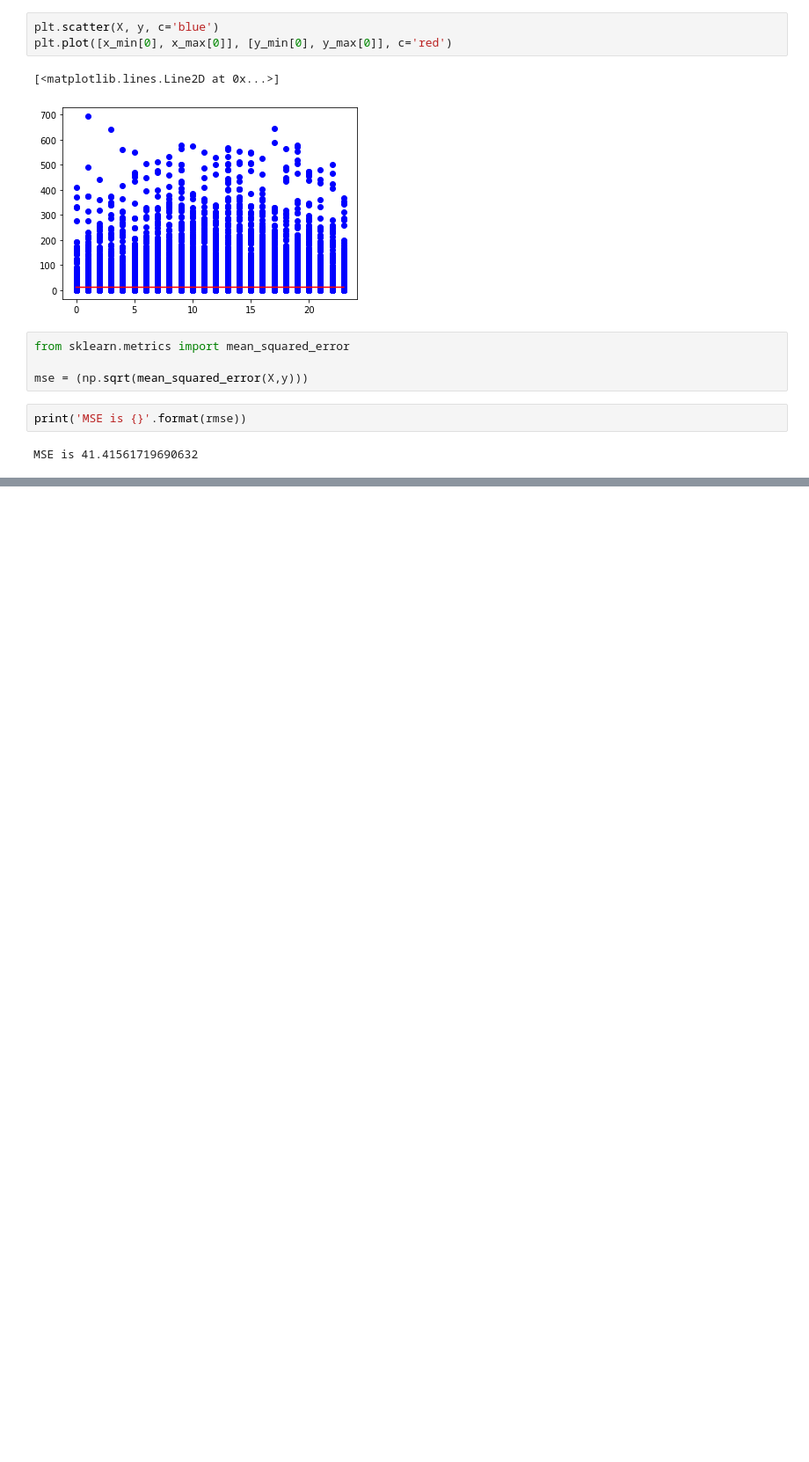
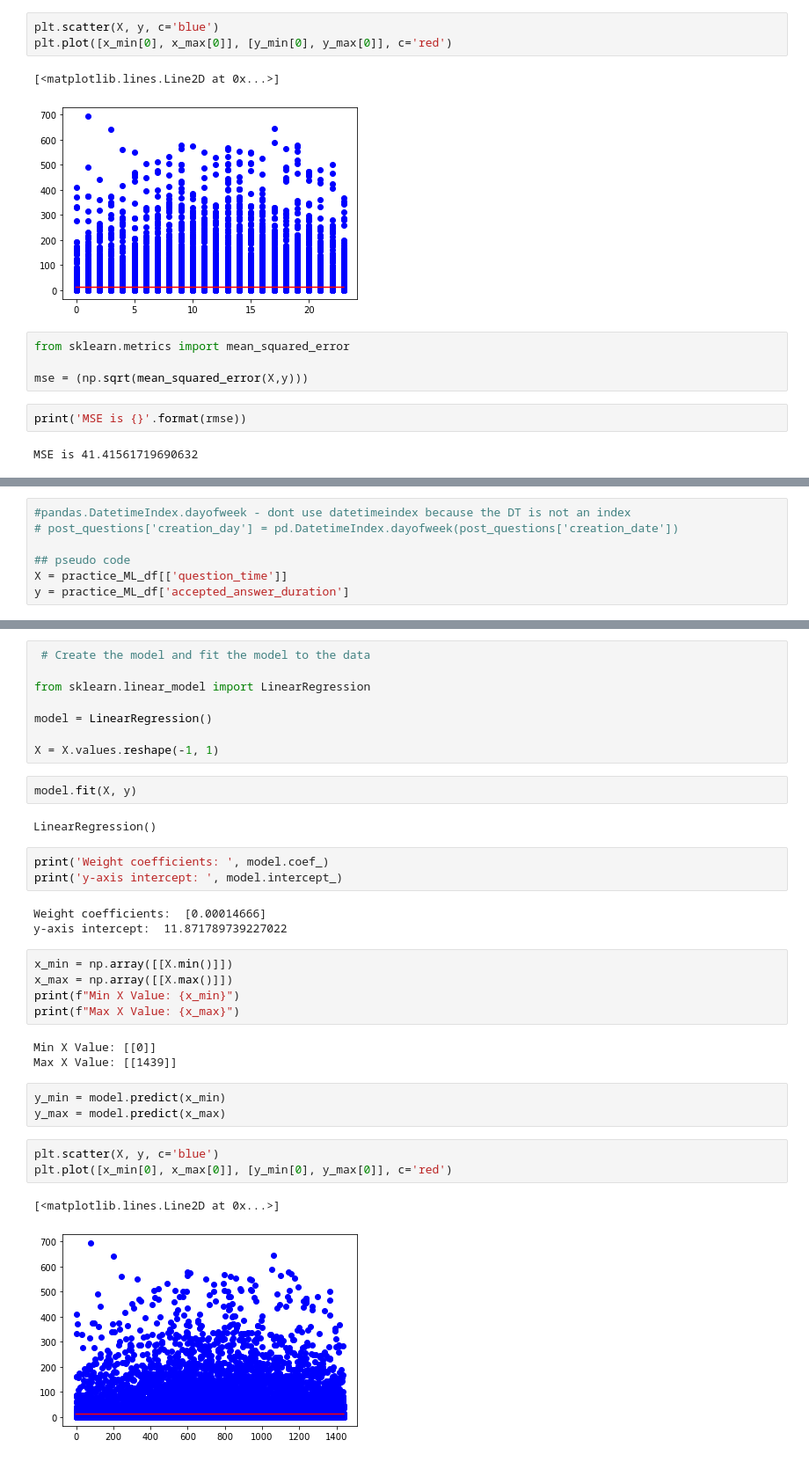
Before and after one commit to smanowar/final-project, a Jupyter notebook: ML_deliverable1_convert_to_int.ipynb, the cells around one changed output, grey strips where cells are left out. Shown at 88% size. Saved outputs shown, nothing was run; the diff lists cells and outputs as text; blank space fills up the shorter version.

```diff
--- a/ML_deliverable1_convert_to_int.ipynb
+++ b/ML_deliverable1_convert_to_int.ipynb
@@ -582,0 +600,7 @@ MSE is 41.41561719690632
+# %%
+#pandas.DatetimeIndex.dayofweek - dont use datetimeindex because the DT is not an index
+# post_questions['creation_day'] = pd.DatetimeIndex.dayofweek(post_questions['creation_date'])
+
+## pseudo code
+X = practice_ML_df[['question_time']]
+y = practice_ML_df['accepted_answer_duration']
@@ -582,0 +612,35 @@ MSE is 41.41561719690632
+# %%
+ # Create the model and fit the model to the data
+
+from sklearn.linear_model import LinearRegression
+
+model = LinearRegression()
+
+X = X.values.reshape(-1, 1)
+# %%
+model.fit(X, y)
+# %% [output]
+LinearRegression()
+# %%
+print('Weight coefficients: ', model.coef_)
+print('y-axis intercept: ', model.intercept_)
+# %% [output]
+Weight coefficients:  [0.00014666]
+y-axis intercept:  11.871789739227022
+# %%
+x_min = np.array([[X.min()]])
+x_max = np.array([[X.max()]])
+print(f"Min X Value: {x_min}")
+print(f"Max X Value: {x_max}")
+# %% [output]
+Min X Value: [[0]]
+Max X Value: [[1439]]
+# %%
+y_min = model.predict(x_min)
+y_max = model.predict(x_max)
+# %%
+plt.scatter(X, y, c='blue')
+plt.plot([x_min[0], x_max[0]], [y_min[0], y_max[0]], c='red')
+# %% [output]
+[<matplotlib.lines.Line2D at 0x...>]
+[figure, added]
```
Also changed, not shown: parts of 30 cells of this notebook.
